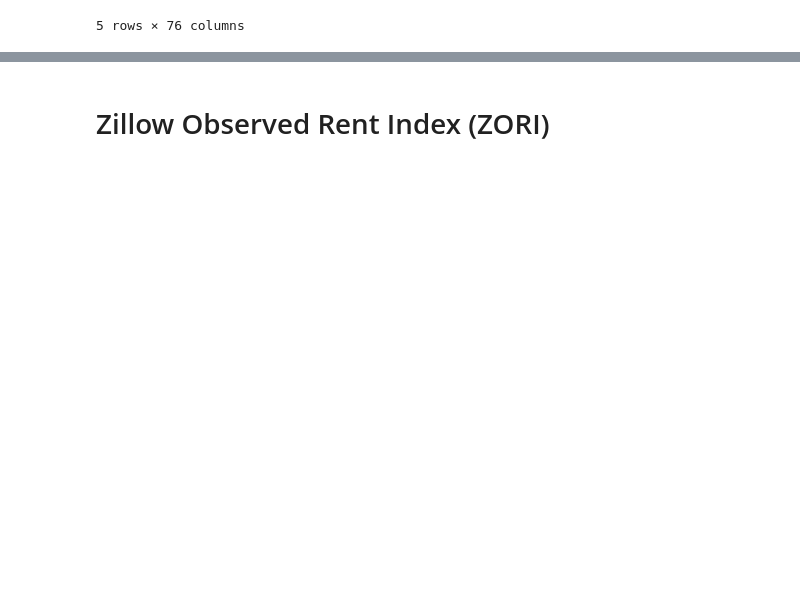
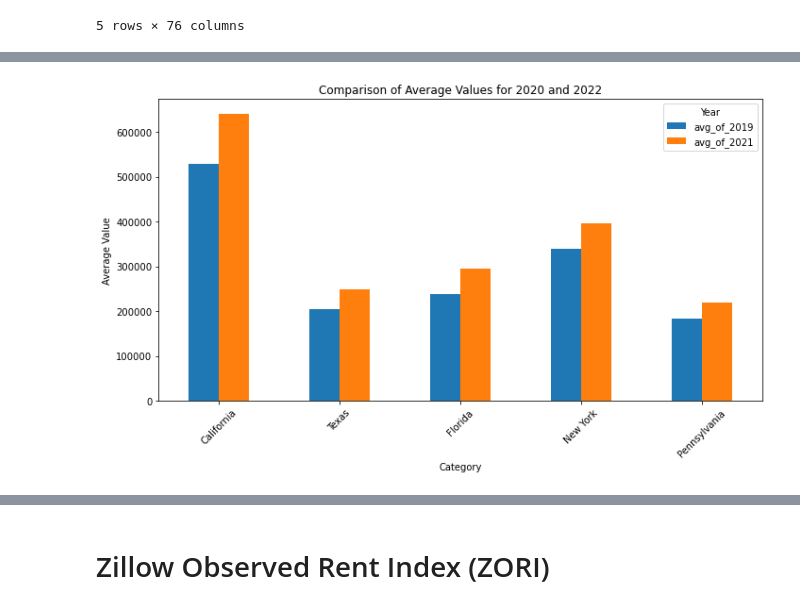
Before and after one commit to JAMayo13240/Data-Analysis-Project-3, a Jupyter notebook: Final.ipynb, the cells around one changed output, grey strips where cells are left out. Drawn from its saved outputs; the diff is of its cells as text; code cells hidden in the pictures; blank space fills up the shorter version.

```diff
--- a/Final.ipynb
+++ b/Final.ipynb
@@ -27,0 +114,17 @@ State_df
+# %%
+# Define the range for the year 2018
+start_date = pd.Timestamp('2021-01-01')
+end_date = pd.Timestamp('2021-12-31')
+
+# Filter columns within the range of the year 2018
+filtered_columns = list(State_df.columns[:5]) + [column for column in State_df.columns[5:] if start_date <= pd.to_datetime(column, errors='coerce') <= end_date]
+
+# Create a new DataFrame using the filtered columns
+df_2021 = State_df[filtered_columns]
+
+# Calculate the average for the year 2018
+df_2021['avg_of_2021'] = df_2021.iloc[:, 5:].mean(axis=1)
+df_2021 = df_2021.drop(columns=['2018-01-31'])
+
+# Display the new DataFrame
+df_2021.head()
@@ -27,0 +257,18 @@ State_df
+# %%
+merged_df = pd.merge(df_2019, df_2021, on='RegionName', suffixes=('avg_of_2019','avg_of_2021'))
+
+# Plotting the bar chart
+merged_df.plot(x='RegionName', y=['avg_of_2019', 'avg_of_2021'], kind='bar', figsize=(10, 6))
+
+# Set labels and title
+plt.xlabel('Category')
+plt.ylabel('Average Value')
+plt.title('Comparison of Average Values for 2020 and 2022')
+
+# Display the plot
+plt.legend(title='Year')
+plt.xticks(rotation=45)
+plt.tight_layout()
+plt.show()
+# %% [output]
+[figure, added]
```
Also changed, not shown: parts of 15 cells of this notebook, 3 other files.
